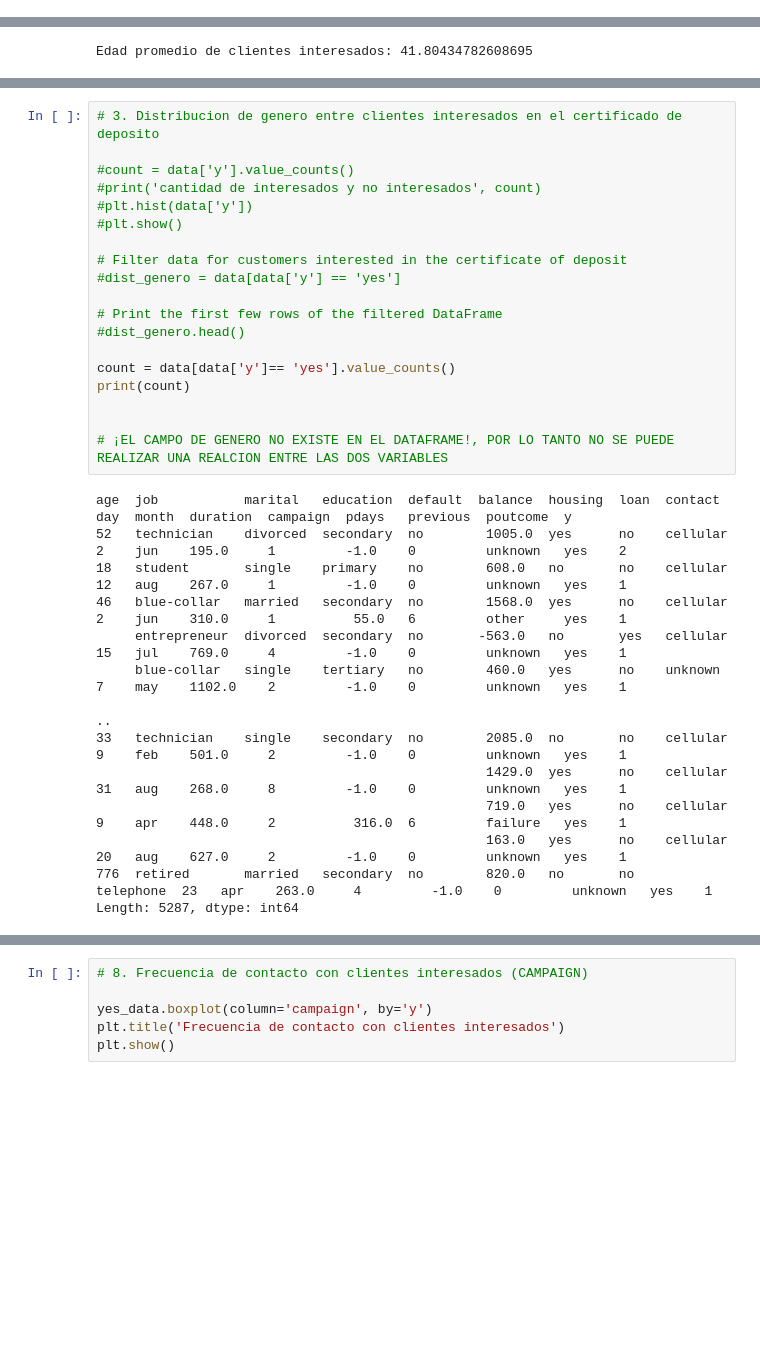
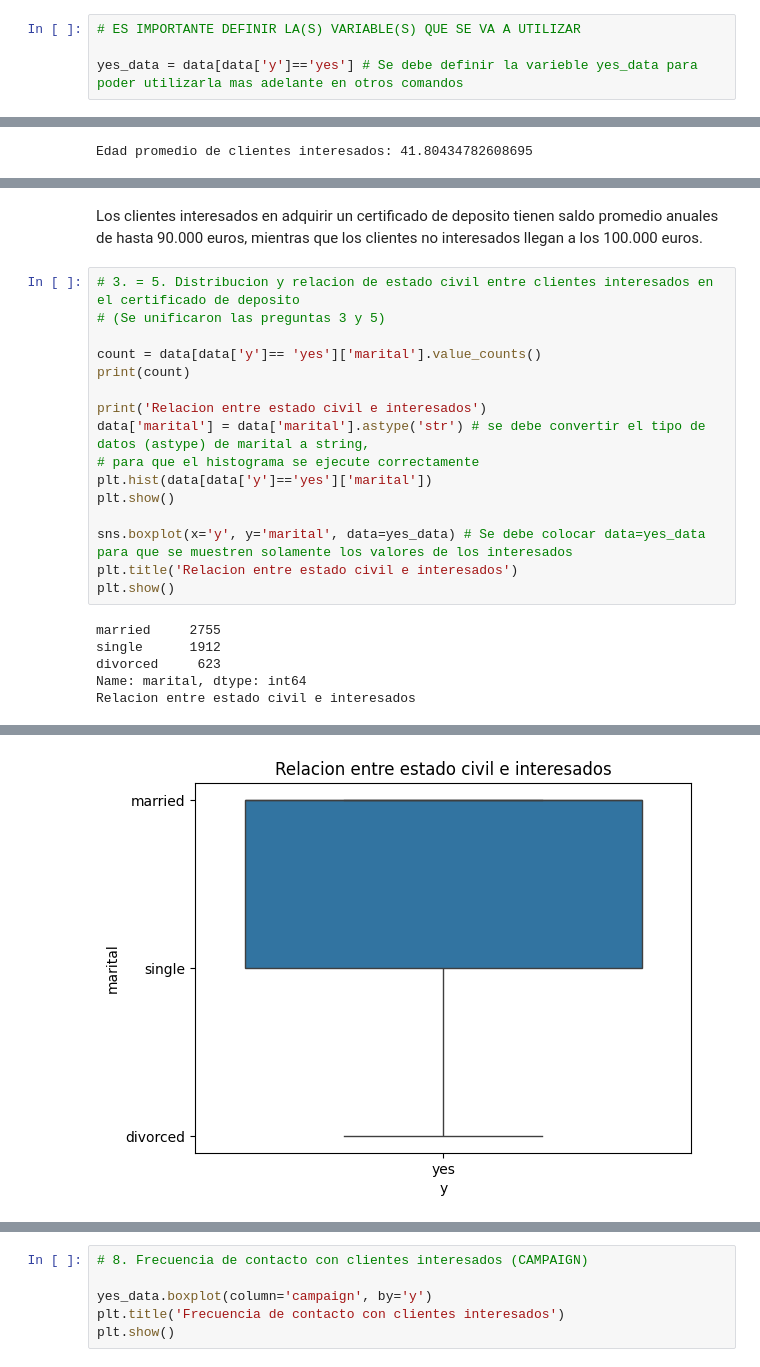
Before and after one commit to Dagnne/TalentoTechDag, a Jupyter notebook: Taller_preguntas.ipynb, the cells around one changed output, grey strips where cells are left out. Cells and saved outputs as stored; diff of their text form; blank space fills up the shorter version.

```diff
--- a/Taller_preguntas.ipynb
+++ b/Taller_preguntas.ipynb
@@ -66,6 +66,10 @@ data = pd.read_csv(ruta) # La "ruta" se puede definir como ruta o path y los par
 8. ¿Cual es la frecuencia de contacto con los clientes interesados antes de la conversion?
 
 9. Cual es el patron temporal en los contactos que conducen a una mayor conversion de clientes?
+# %%
+# ES IMPORTANTE DEFINIR LA(S) VARIABLE(S) QUE SE VA A UTILIZAR
+
+yes_data = data[data['y']=='yes'] # Se debe definir la varieble yes_data para poder utilizarla mas adelante en otros comandos
 # %%
 # 1. Edad promedio de clientes interesados
 edad_prom = data[data['y'] == 'yes']['age'].mean()
@@ -79,36 +86,27 @@ plt.title('Diferencia de ingresos anuales entre clientes interesados y no intere
 plt.show()
 # %% [output]
 [figure]
-# %%
-# 3. Distribucion de genero entre clientes interesados en el certificado de deposito
-
-#count = data['y'].value_counts()
-#print('cantidad de interesados y no interesados', count)
-#plt.hist(data['y'])
-#plt.show()
-
-# Filter data for customers interested in the certificate of deposit
-#dist_genero = data[data['y'] == 'yes']
-
-# Print the first few rows of the filtered DataFrame
-#dist_genero.head()
-
-count = data[data['y']== 'yes'].value_counts()
-print(count)
-
-
-# ¡EL CAMPO DE GENERO NO EXISTE EN EL DATAFRAME!, POR LO TANTO NO SE PUEDE REALIZAR UNA REALCION ENTRE LAS DOS VARIABLES
-# %% [output]
-age  job           marital   education  default  balance  housing  loan  contact    day  month  duration  campaign  pdays   previous  poutcome  y
-52   technician    divorced  secondary  no        1005.0  yes      no    cellular   2    jun    195.0     1         -1.0    0         unknown   yes    2
-18   student       single    primary    no        608.0   no       no    cellular   12   aug    267.0     1         -1.0    0         unknown   yes    1
-46   blue-collar   married   secondary  no        1568.0  yes      no    cellular   2    jun    310.0     1          55.0   6         other     yes    1
-     entrepreneur  divorced  secondary  no       -563.0   no       yes   cellular   15   jul    769.0     4         -1.0    0         unknown   yes    1
-     blue-collar   single    tertiary   no        460.0   yes      no    unknown    7    may    1102.0    2         -1.0    0         unknown   yes    1
-                                                                                                                                                      ..
-33   technician    single    secondary  no        2085.0  no       no    cellular   9    feb    501.0     2         -1.0    0         unknown   yes    1
-                                                  1429.0  yes      no    cellular   31   aug    268.0     8         -1.0    0         unknown   yes    1
-                                                  719.0   yes      no    cellular   9    apr    448.0     2          316.0  6         failure   yes    1
-                                                  163.0   yes      no    cellular   20   aug    627.0     2         -1.0    0         unknown   yes    1
-776  retired       married   secondary  no        820.0   no       no    telephone  23   apr    263.0     4         -1.0    0         unknown   yes    1
-Length: 5287, dtype: int64
+# %% [markdown]
+Los clientes interesados en adquirir un certificado de deposito tienen saldo promedio anuales de hasta 90.000 euros, mientras que los clientes no interesados llegan a los 100.000 euros.
+# %%
+# 3. = 5. Distribucion y relacion de estado civil entre clientes interesados en el certificado de deposito
+# (Se unificaron las preguntas 3 y 5)
+
+count = data[data['y']== 'yes']['marital'].value_counts()
+print(count)
+
+print('Relacion entre estado civil e interesados')
+data['marital'] = data['marital'].astype('str') # se debe convertir el tipo de datos (astype) de marital a string,
+# para que el histograma se ejecute correctamente
+plt.hist(data[data['y']=='yes']['marital'])
+plt.show()
+
+sns.boxplot(x='y', y='marital', data=yes_data) # Se debe colocar data=yes_data para que se muestren solamente los valores de los interesados
+plt.title('Relacion entre estado civil e interesados')
+plt.show()
+# %% [output]
+married     2755
+single      1912
+divorced     623
+Name: marital, dtype: int64
+Relacion entre estado civil e interesados
@@ -114,0 +114 @@ Length: 5287, dtype: int64
+[figure, added]
```
Also changed, not shown: parts of 19 cells of this notebook.
